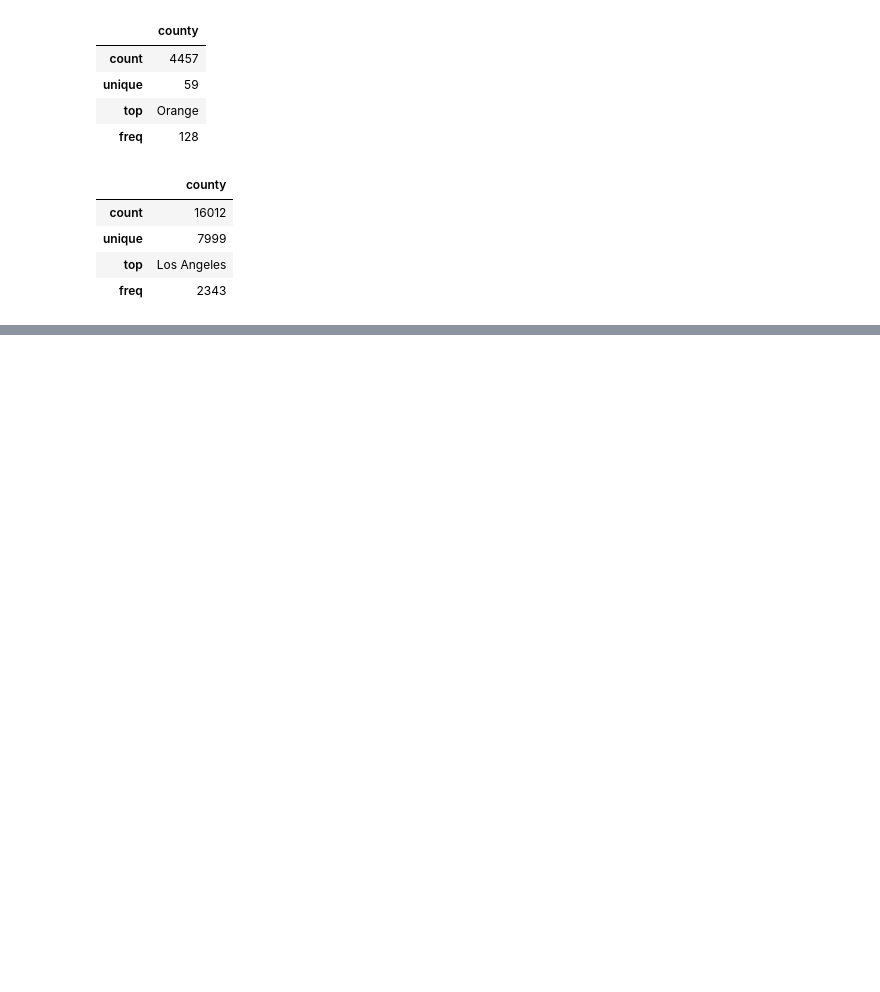
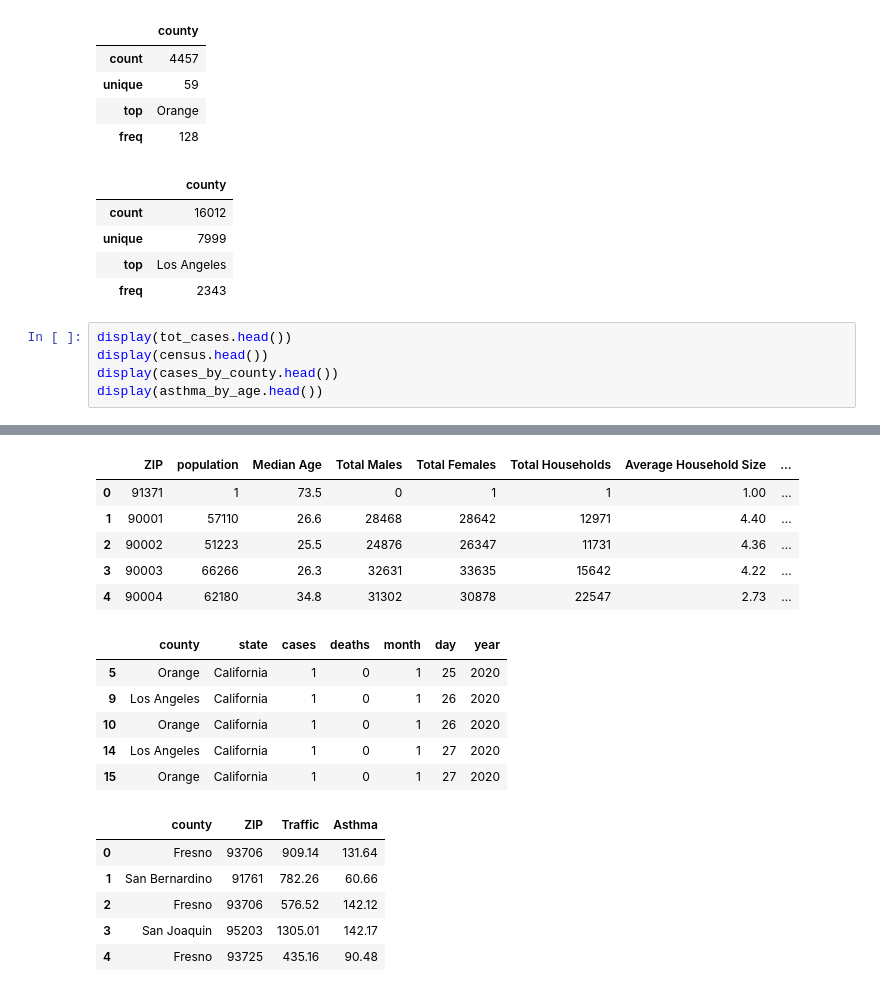
Before and after one commit to salma71/COVID_-LA, a Jupyter notebook: data_expolration.ipynb, the cells around one changed output, grey strips where cells are left out. Cells and saved outputs as stored; diff of their text form; blank space fills up the shorter version.

```diff
--- a/data_expolration.ipynb
+++ b/data_expolration.ipynb
@@ -280,3 +244,9 @@ display(asthma_by_age[['county']].describe())
 | unique | 7999 |
 | top | Los Angeles |
 | freq | 2343 |
+# %%
+display(tot_cases.head())
+display(census.head())
+display(cases_by_county.head())
+display(asthma_by_age.head())
+# %% [output]
@@ -283,2 +259,20 @@ display(asthma_by_age[['county']].describe())
+|  | ZIP | population | Median Age | Total Males | Total Females | Total Households | Average Household Size | ... |
+| 0 | 91371 | 1 | 73.5 | 0 | 1 | 1 | 1.00 | ... |
+| 1 | 90001 | 57110 | 26.6 | 28468 | 28642 | 12971 | 4.40 | ... |
+| 2 | 90002 | 51223 | 25.5 | 24876 | 26347 | 11731 | 4.36 | ... |
+| 3 | 90003 | 66266 | 26.3 | 32631 | 33635 | 15642 | 4.22 | ... |
+| 4 | 90004 | 62180 | 34.8 | 31302 | 30878 | 22547 | 2.73 | ... |
+|  | county | state | cases | deaths | month | day | year |
+| 5 | Orange | California | 1 | 0 | 1 | 25 | 2020 |
+| 9 | Los Angeles | California | 1 | 0 | 1 | 26 | 2020 |
+| 10 | Orange | California | 1 | 0 | 1 | 26 | 2020 |
+| 14 | Los Angeles | California | 1 | 0 | 1 | 27 | 2020 |
+| 15 | Orange | California | 1 | 0 | 1 | 27 | 2020 |
+|  | county | ZIP | Traffic | Asthma |
+| 0 | Fresno | 93706 | 909.14 | 131.64 |
+| 1 | San Bernardino | 91761 | 782.26 | 60.66 |
+| 2 | Fresno | 93706 | 576.52 | 142.12 |
+| 3 | San Joaquin | 95203 | 1305.01 | 142.17 |
+| 4 | Fresno | 93725 | 435.16 | 90.48 |
 # %%
 # filter the counties to match the other dataframes  -  take the min counties, which is 56
```
Also changed, not shown: parts of 4 cells of this notebook.
